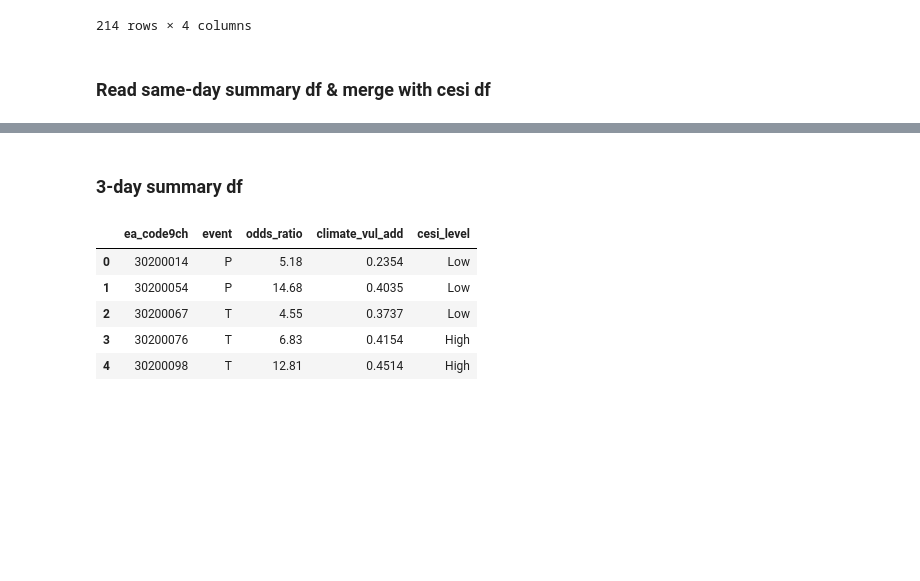
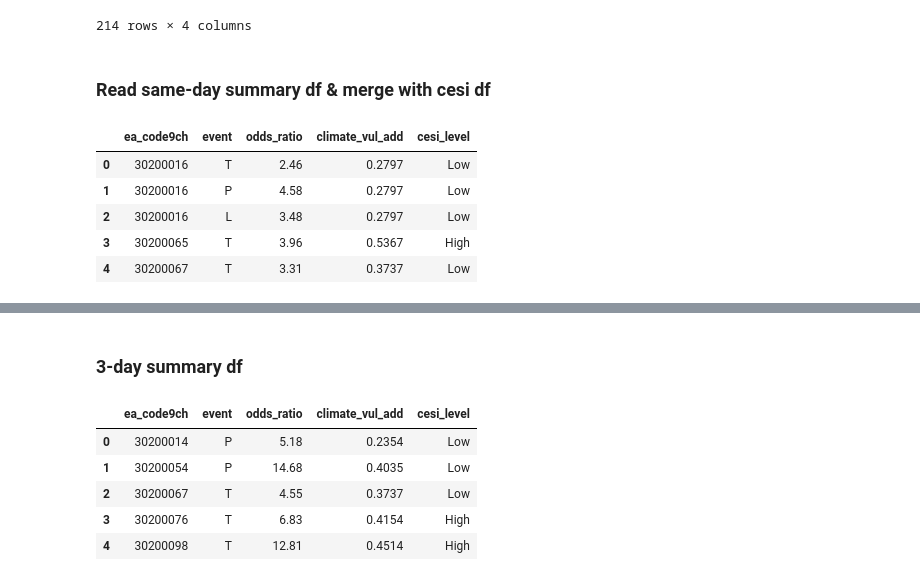
Before and after one commit to KaytheDee/pqr_extreme_weather_analysis, a Jupyter notebook: notebooks/_Logit_Co_occurrence_per_EA_overlapping_hours_full_model_3_day.ipynb, the cells around one changed output, grey strips where cells are left out. Saved outputs shown, nothing was run; the diff lists cells and outputs as text; code cells hidden in the pictures; blank space fills up the shorter version.

```diff
--- a/notebooks/_Logit_Co_occurrence_per_EA_overlapping_hours_full_model_3_day.ipynb
+++ b/notebooks/_Logit_Co_occurrence_per_EA_overlapping_hours_full_model_3_day.ipynb
@@ -2041,3 +2051,12 @@ full_cesi_df
 same_day_summary_df = pd.read_csv(DATA_DIR / 'miscellaneous/summary_df_same_day.csv').drop(columns = ['Unnamed: 0'])
 
 same_day_summary_df = same_day_summary_df.merge(full_cesi_df.drop(columns = ['site_id']), on = ['ea_code9ch'])
+# %%
+same_day_summary_df.head()
+# %% [output]
+|  | ea_code9ch | event | odds_ratio | climate_vul_add | cesi_level |
+| 0 | 30200016 | T | 2.46 | 0.2797 | Low |
+| 1 | 30200016 | P | 4.58 | 0.2797 | Low |
+| 2 | 30200016 | L | 3.48 | 0.2797 | Low |
+| 3 | 30200065 | T | 3.96 | 0.5367 | High |
+| 4 | 30200067 | T | 3.31 | 0.3737 | Low |
```
Also changed, not shown: parts of 6 cells of this notebook, 4 other files.
